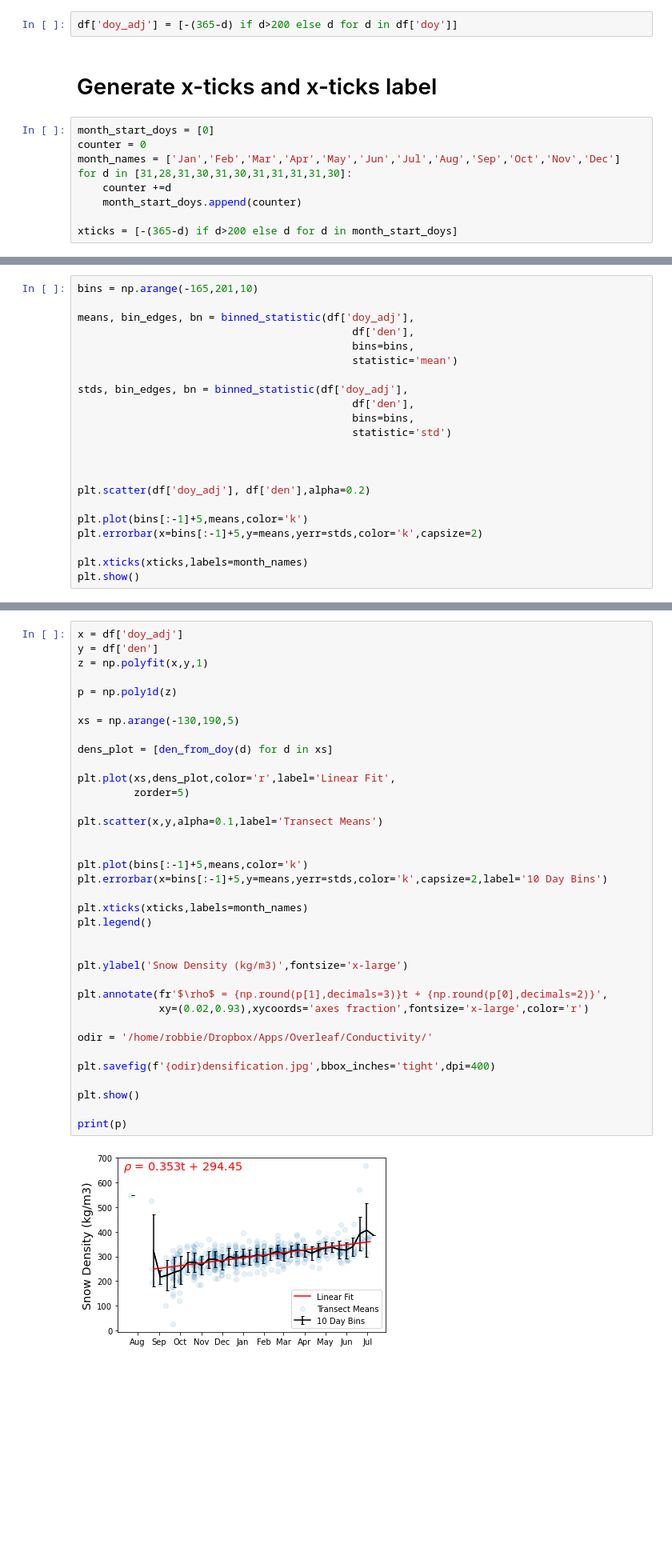
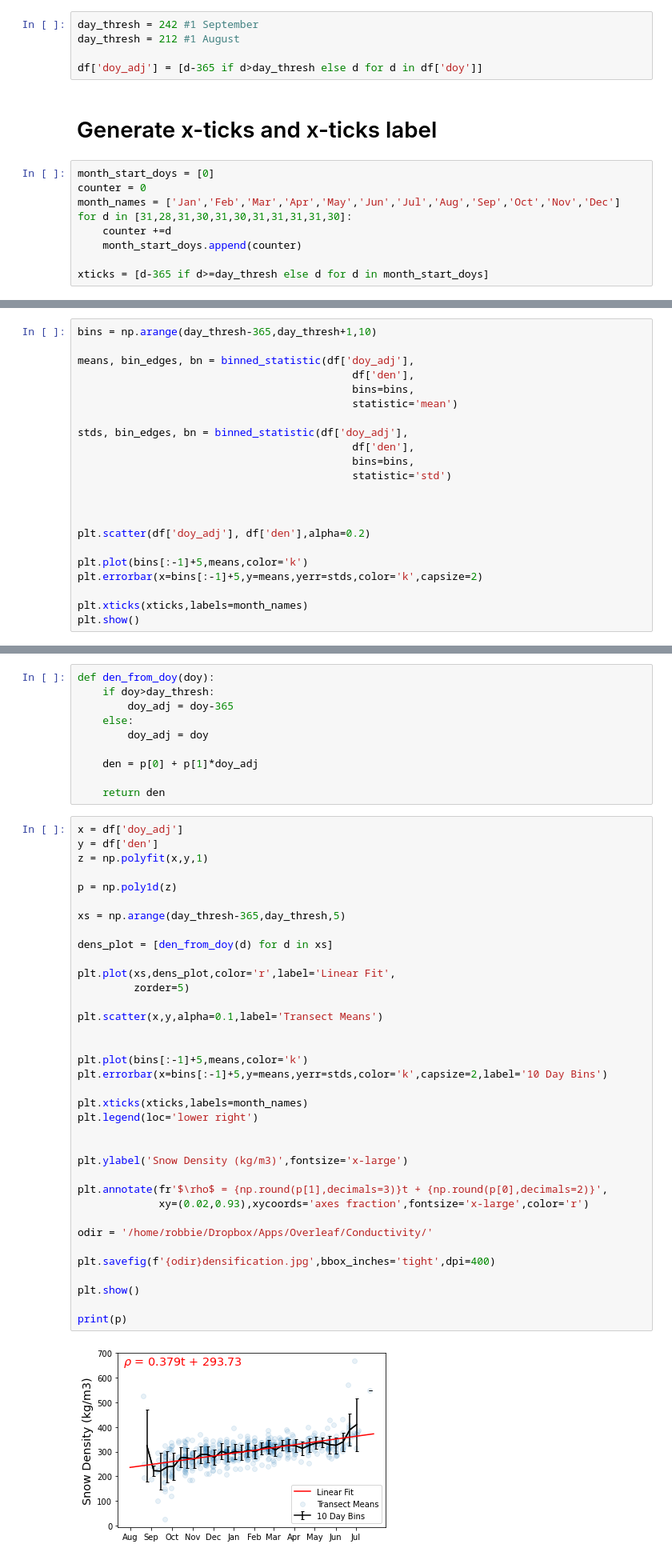
Before and after one commit to robbiemallett/snow_conductivity, a Jupyter notebook: notebooks/Density_evolution.ipynb, the cells around one changed output, grey strips where cells are left out. Shown: that part at 80% size. Drawn from its saved outputs; the diff is of its cells as text; blank space fills up the shorter version.

```diff
--- a/notebooks/Density_evolution.ipynb
+++ b/notebooks/Density_evolution.ipynb
@@ -125,5 +98,8 @@ plt.plot()
 # %%
-df['doy_adj'] = [-(365-d) if d>200 else d for d in df['doy']]
+day_thresh = 242 #1 September
+day_thresh = 212 #1 August
+
+df['doy_adj'] = [d-365 if d>day_thresh else d for d in df['doy']]
 # %% [markdown]
 # Generate x-ticks and x-ticks label
 # %%
@@ -134,4 +110,4 @@ for d in [31,28,31,30,31,30,31,31,31,31,30]:
     counter +=d
     month_start_doys.append(counter)
 
-xticks = [-(365-d) if d>200 else d for d in month_start_doys]
+xticks = [d-365 if d>=day_thresh else d for d in month_start_doys]
@@ -138,7 +129,7 @@ xticks = [-(365-d) if d>200 else d for d in month_start_doys]
 # %% [markdown]
 # Plot the data over the winter season
 # %%
-bins = np.arange(-165,201,10)
+bins = np.arange(day_thresh-365,day_thresh+1,10)
 
 means, bin_edges, bn = binned_statistic(df['doy_adj'],
                                             df['den'],
@@ -168,3 +169,13 @@ Turns out that this is basically the same as fitting a 2 or 3rd order one! Line
+# %%
+def den_from_doy(doy):
+    if doy>day_thresh:
+        doy_adj = doy-365
+    else:
+        doy_adj = doy
+
+    den = p[0] + p[1]*doy_adj
+
+    return den
 # %%
 x = df['doy_adj']
 y = df['den']
@@ -172,34 +183,34 @@ z = np.polyfit(x,y,1)
 
 p = np.poly1d(z)
 
-xs = np.arange(-130,190,5)
+xs = np.arange(day_thresh-365,day_thresh,5)
 
 dens_plot = [den_from_doy(d) for d in xs]
 
 plt.plot(xs,dens_plot,color='r',label='Linear Fit',
          zorder=5)
 
 plt.scatter(x,y,alpha=0.1,label='Transect Means')
 
 
 plt.plot(bins[:-1]+5,means,color='k')
 plt.errorbar(x=bins[:-1]+5,y=means,yerr=stds,color='k',capsize=2,label='10 Day Bins')
 
 plt.xticks(xticks,labels=month_names)
-plt.legend()
+plt.legend(loc='lower right')
 
 
 plt.ylabel('Snow Density (kg/m3)',fontsize='x-large')
 
 plt.annotate(fr'$\rho$ = {np.round(p[1],decimals=3)}t + {np.round(p[0],decimals=2)}',
              xy=(0.02,0.93),xycoords='axes fraction',fontsize='x-large',color='r')
 
 odir = '/home/robbie/Dropbox/Apps/Overleaf/Conductivity/'
 
 plt.savefig(f'{odir}densification.jpg',bbox_inches='tight',dpi=400)
 
 plt.show()
 
 print(p)
 # %% [output]
-[figure, old version]
+[figure, new version]
```
Also changed, not shown: parts of 11 cells of this notebook.
